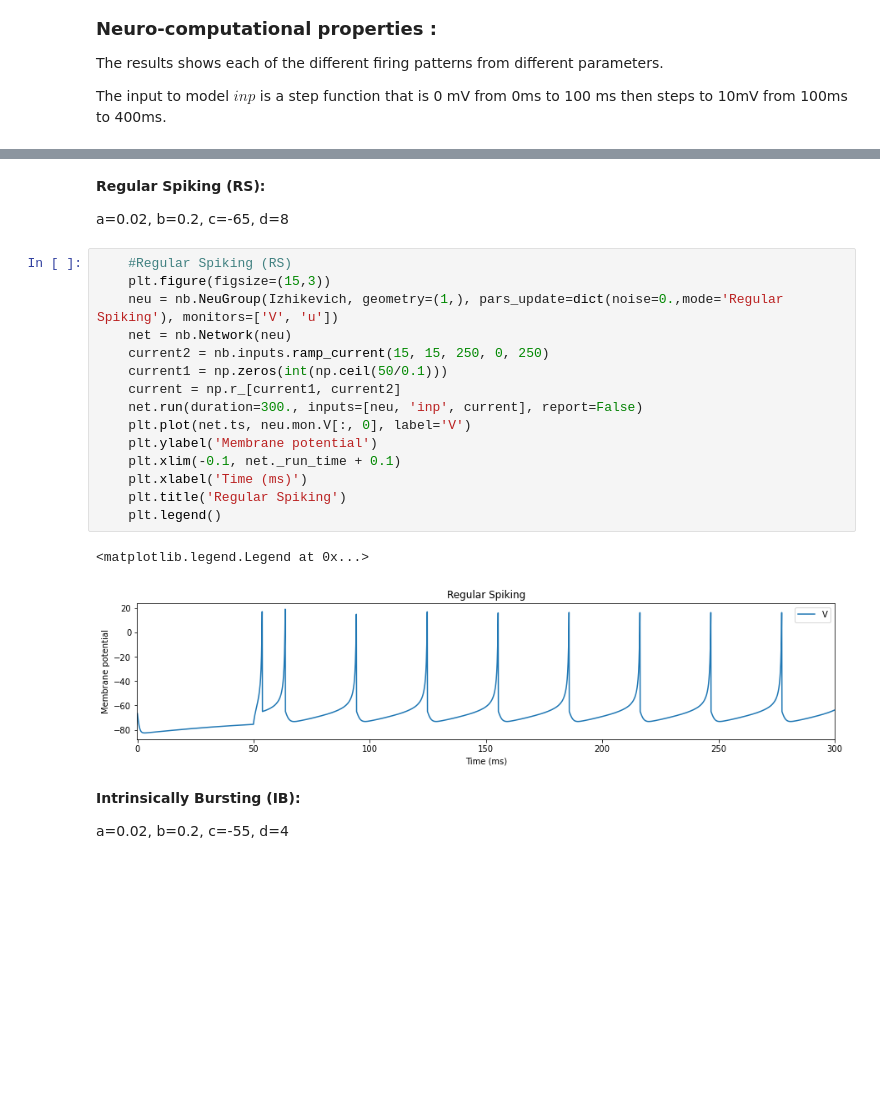
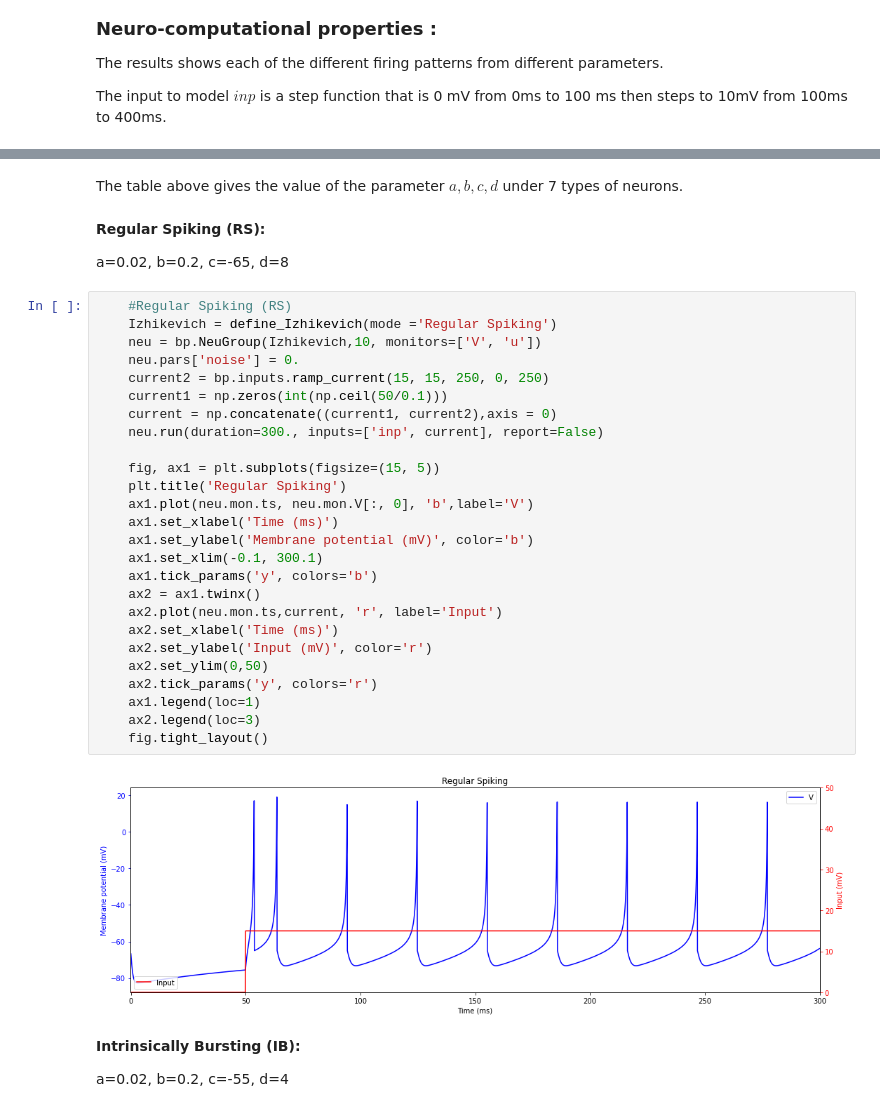
Before and after one commit to Gracewx/BrainPy-Models, a Jupyter notebook: docs/neurons/Izhikevich_model.ipynb, the cells around one changed output, grey strips where cells are left out. Saved outputs shown, nothing was run; the diff lists cells and outputs as text; blank space fills up the shorter version.

```diff
--- a/docs/neurons/Izhikevich_model.ipynb
+++ b/docs/neurons/Izhikevich_model.ipynb
@@ -636,3 +827,5 @@ The input to following two mode is a function of time.
+# %% [markdown]
+The table above gives the value of the parameter $ a,b,c,d $ under 7 types of neurons.
 # %% [markdown]
 **Regular Spiking (RS):**
 
@@ -640,22 +833,32 @@ The input to following two mode is a function of time.
 a=0.02, b=0.2, c=-65, d=8
 # %%
     #Regular Spiking (RS)
-    plt.figure(figsize=(15,3))
-    neu = nb.NeuGroup(Izhikevich, geometry=(1,), pars_update=dict(noise=0.,mode='Regular Spiking'), monitors=['V', 'u'])
-    net = nb.Network(neu)
-    current2 = nb.inputs.ramp_current(15, 15, 250, 0, 250)
+    Izhikevich = define_Izhikevich(mode ='Regular Spiking')
+    neu = bp.NeuGroup(Izhikevich,10, monitors=['V', 'u'])
+    neu.pars['noise'] = 0.
+    current2 = bp.inputs.ramp_current(15, 15, 250, 0, 250)
     current1 = np.zeros(int(np.ceil(50/0.1)))
-    current = np.r_[current1, current2]
-    net.run(duration=300., inputs=[neu, 'inp', current], report=False)
-    plt.plot(net.ts, neu.mon.V[:, 0], label='V')
-    plt.ylabel('Membrane potential')
-    plt.xlim(-0.1, net._run_time + 0.1)
-    plt.xlabel('Time (ms)')
+    current = np.concatenate((current1, current2),axis = 0)
+    neu.run(duration=300., inputs=['inp', current], report=False)
+
+    fig, ax1 = plt.subplots(figsize=(15, 5))
     plt.title('Regular Spiking')
-    plt.legend()
+    ax1.plot(neu.mon.ts, neu.mon.V[:, 0], 'b',label='V')
+    ax1.set_xlabel('Time (ms)')
+    ax1.set_ylabel('Membrane potential (mV)', color='b')
+    ax1.set_xlim(-0.1, 300.1)
+    ax1.tick_params('y', colors='b')
+    ax2 = ax1.twinx()
+    ax2.plot(neu.mon.ts,current, 'r', label='Input')
+    ax2.set_xlabel('Time (ms)')
+    ax2.set_ylabel('Input (mV)', color='r')
+    ax2.set_ylim(0,50)
+    ax2.tick_params('y', colors='r')
+    ax1.legend(loc=1)
+    ax2.legend(loc=3)
+    fig.tight_layout()
 # %% [output]
-<matplotlib.legend.Legend at 0x...>
-[figure, old version]
+[figure, new version]
 # %% [markdown]
 **Intrinsically Bursting (IB):**
 
```
Also changed, not shown: parts of 22 cells of this notebook.
